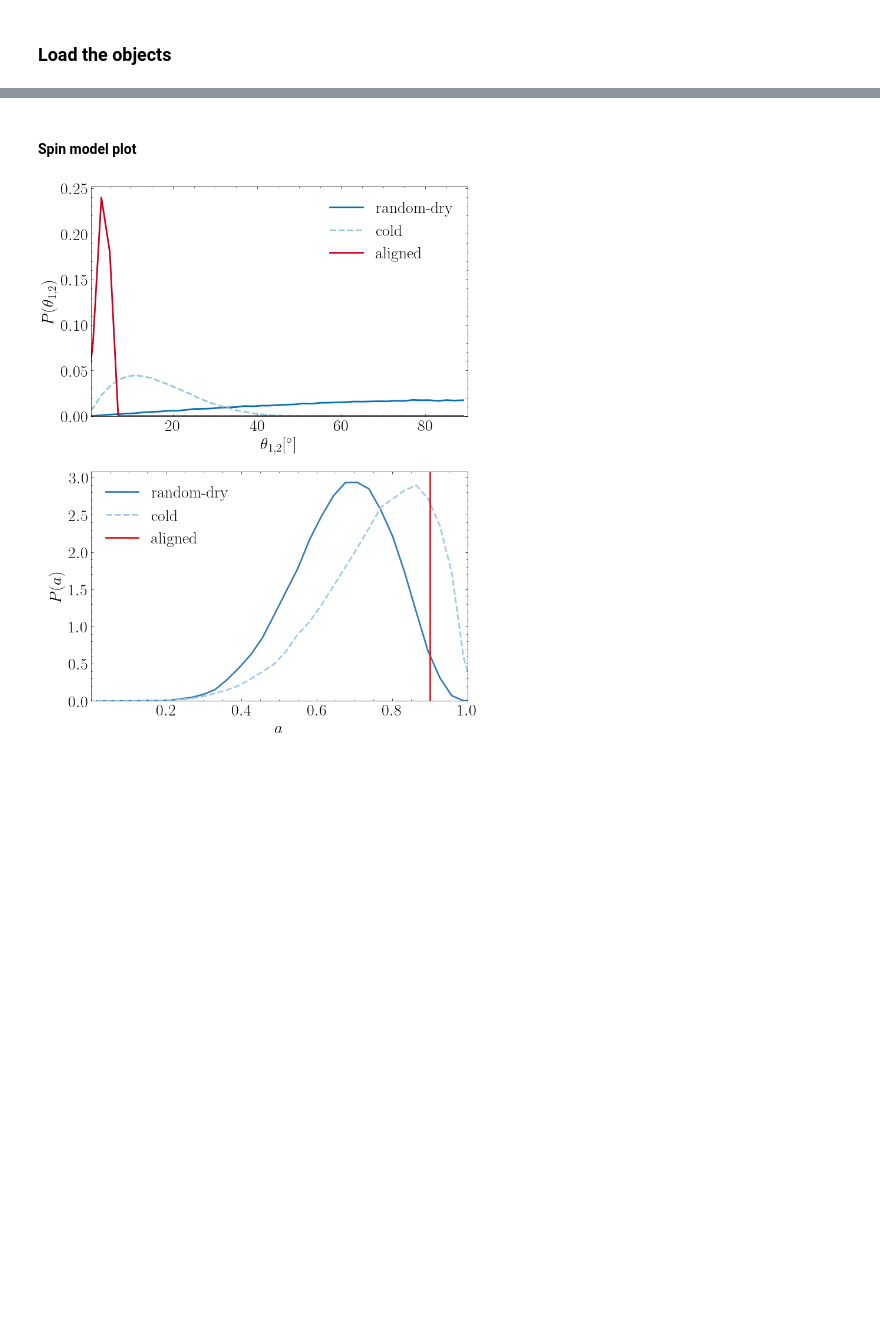
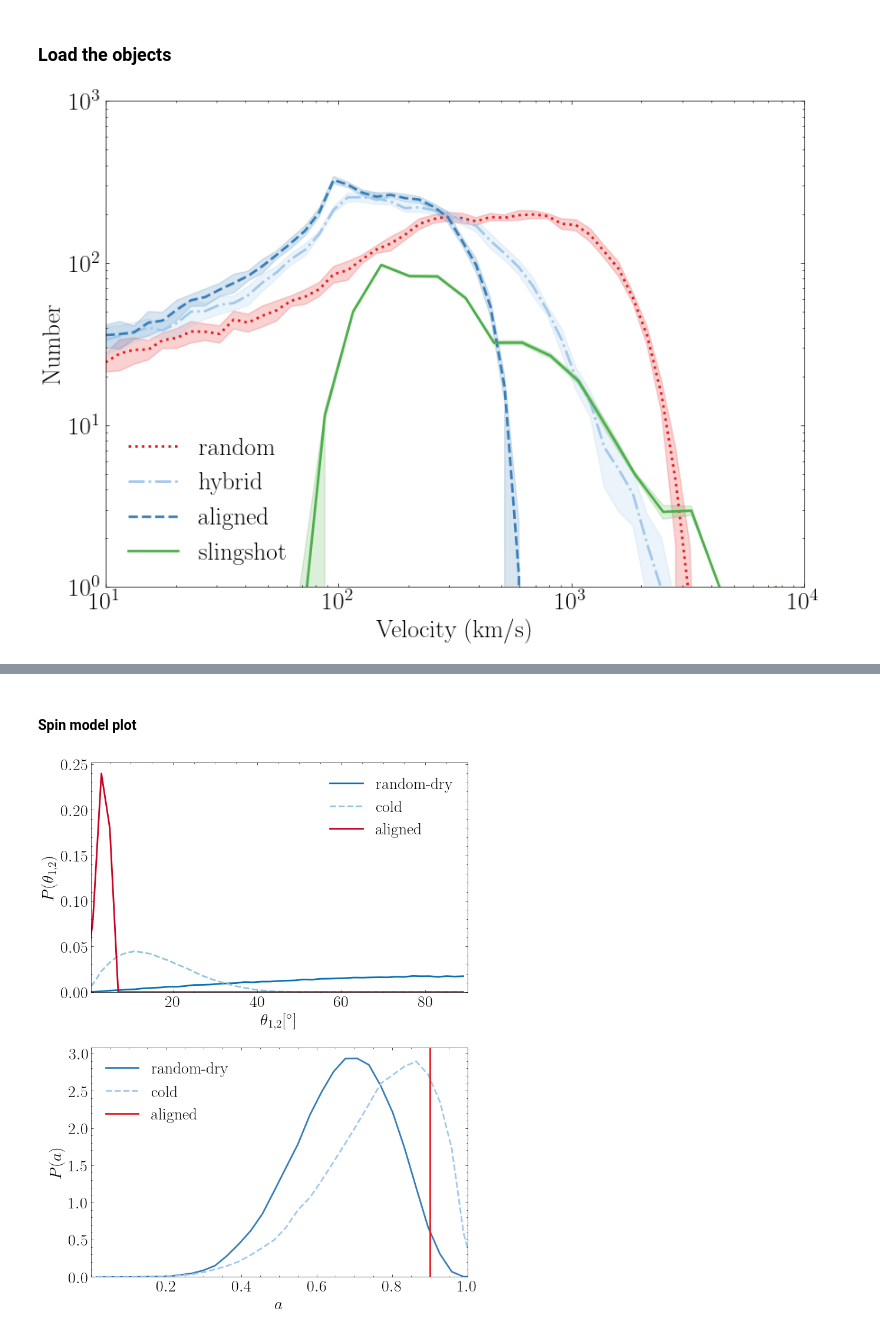
Before and after one commit to pranav-satheesh/Triple-MBH-Illustris, a Jupyter notebook: notebooks/kick_rates_and_ejections.ipynb, the cells around one changed output, grey strips where cells are left out. Cells and saved outputs as stored; diff of their text form; code cells hidden in the pictures; blank space fills up the shorter version.

```diff
--- a/notebooks/kick_rates_and_ejections.ipynb
+++ b/notebooks/kick_rates_and_ejections.ipynb
@@ -22,10 +27,10 @@ from astropy import constants as const
 # %%
 import pickle
 Nruns = 100
-
-iso_filename = os.path.abspath('../obj_data/iso_bin.pkl')
-weak_tr_filename = os.path.abspath('../obj_data/weak_tr.pkl')
-strong_tr_filename =os.path.abspath(f'../obj_data/tr{Nruns}.pkl')
+#Nruns = 2
+iso_filename = os.path.abspath('../obj_data/iso_bin_wkick.pkl')
+weak_tr_filename = os.path.abspath('../obj_data/weak_tr_wkick.pkl')
+strong_tr_filename =os.path.abspath(f'../obj_data/tr{Nruns}_wkick.pkl')
 stalled_tr_filename=os.path.abspath(f'../obj_data/stalled{Nruns}.pkl')
 # %%
 with open(iso_filename, 'rb') as f:
@@ -39,3 +44,29 @@ with open(strong_tr_filename, 'rb') as f:
 
 with open(stalled_tr_filename, 'rb') as f:
     stalled_objs = pickle.load(f)
+# %%
+velocity_bins_rand = np.logspace(1,4,50)
+velocity_bins_sling = np.logspace(1.7,4,20)
+# %%
+slingshot_kick_counts = []
+for i in range(Nruns):
+    sling_kick_N, _ = np.histogram(strong_tr[i].slingshot_kicks,bins=velocity_bins_sling)
+    slingshot_kick_counts.append(sling_kick_N)
+
+mean_sling = np.mean(slingshot_kick_counts,axis=0)
+std_sling = np.std(slingshot_kick_counts,axis=0)
+# %%
+rand_kick_counts= kickcount.Nvkicks(iso_bin,weak_tr,strong_tr,Nruns,velocity_bins_rand,kick_type="v_kick_random")
+hybrid_kick_counts= kickcount.Nvkicks(iso_bin,weak_tr,strong_tr,Nruns,velocity_bins_rand,kick_type="v_kick_hybrid")
+aligned_kick_counts = kickcount.Nvkicks(iso_bin,weak_tr,strong_tr,Nruns,velocity_bins_rand,kick_type="v_kick_aligned")
+# %%
+kick_types_data = {
+    'random': (rand_kick_counts, velocity_bins_rand),
+    'hybrid': (hybrid_kick_counts, velocity_bins_rand),
+    'aligned': (aligned_kick_counts, velocity_bins_rand),
+    'slingshot': (slingshot_kick_counts, velocity_bins_sling)
+}
+
+fig,ax = kickcount.plot_kick_distribution(kick_types_data)
+# %% [output]
+[figure, added]
```
Also changed, not shown: parts of 91 cells of this notebook, 37 other files.
